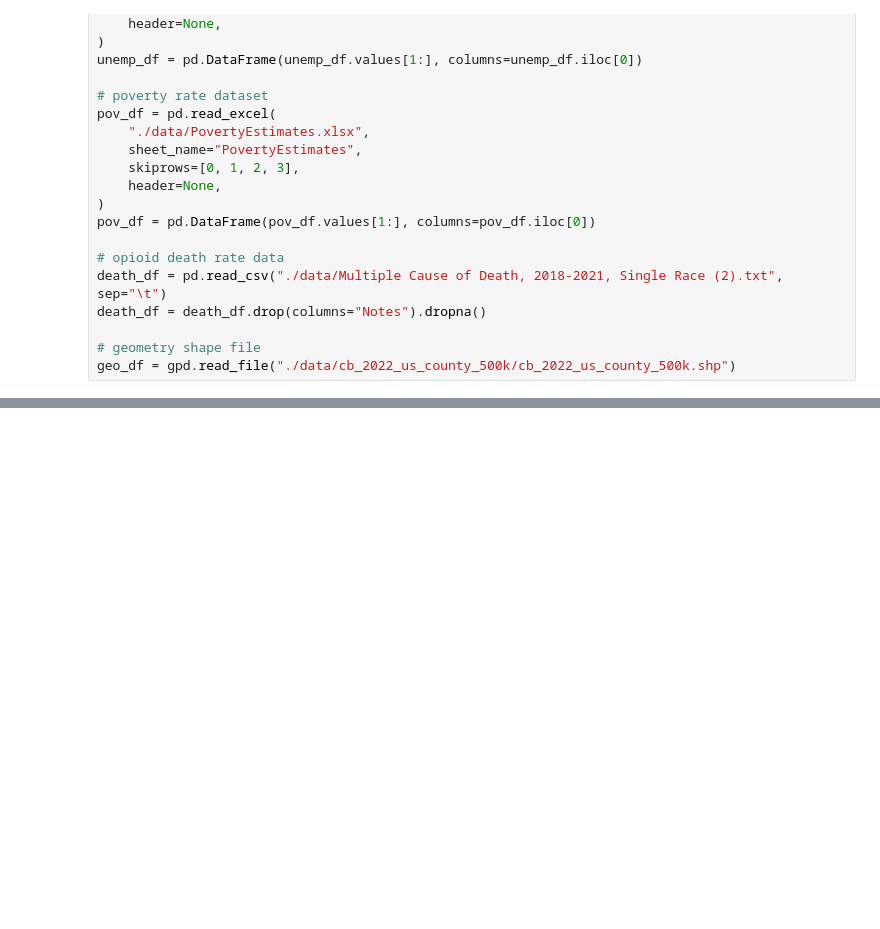
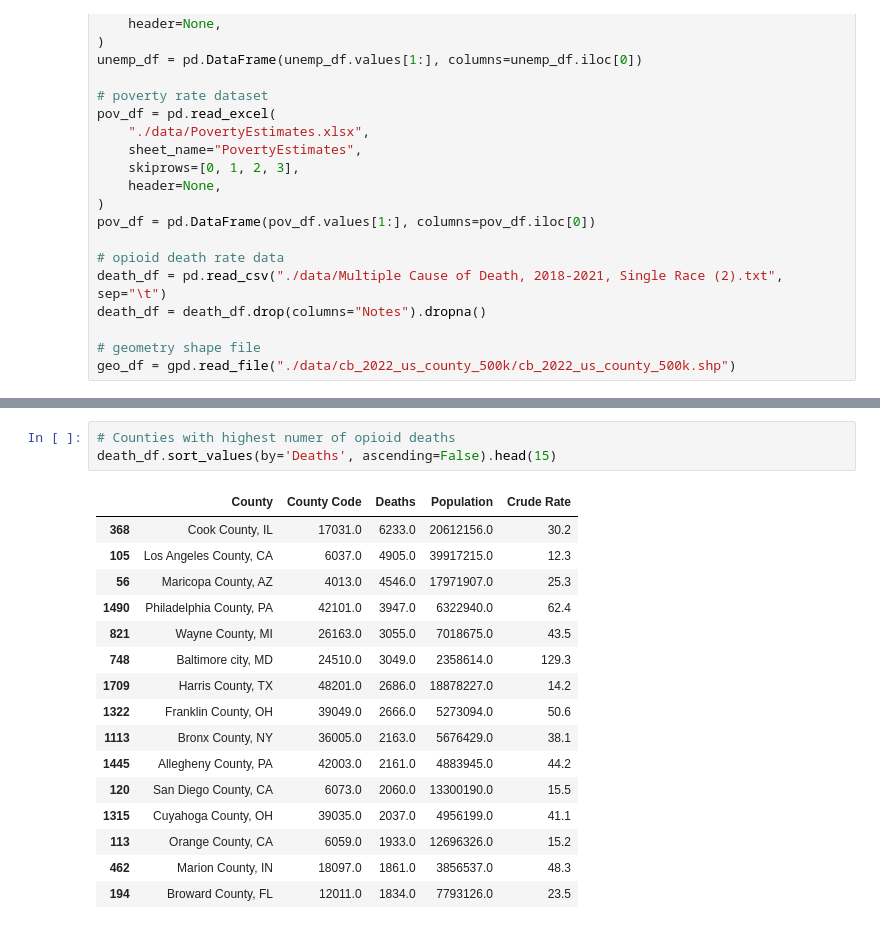
Before and after one commit to Ludougan123234/624-project, a Jupyter notebook: exp_opioid collaborate.ipynb, the cells around one changed output, grey strips where cells are left out. Cells and saved outputs as stored; diff of their text form; blank space fills up the shorter version.

```diff
--- a/exp_opioid collaborate.ipynb
+++ b/exp_opioid collaborate.ipynb
@@ -38,0 +77,20 @@ geo_df = gpd.read_file("./data/cb_2022_us_county_500k/cb_2022_us_county_500k.shp
+# %%
+# Counties with highest numer of opioid deaths
+death_df.sort_values(by='Deaths', ascending=False).head(15)
+# %% [output]
+|  | County | County Code | Deaths | Population | Crude Rate |
+| 368 | Cook County, IL | 17031.0 | 6233.0 | 20612156.0 | 30.2 |
+| 105 | Los Angeles County, CA | 6037.0 | 4905.0 | 39917215.0 | 12.3 |
+| 56 | Maricopa County, AZ | 4013.0 | 4546.0 | 17971907.0 | 25.3 |
+| 1490 | Philadelphia County, PA | 42101.0 | 3947.0 | 6322940.0 | 62.4 |
+| 821 | Wayne County, MI | 26163.0 | 3055.0 | 7018675.0 | 43.5 |
+| 748 | Baltimore city, MD | 24510.0 | 3049.0 | 2358614.0 | 129.3 |
+| 1709 | Harris County, TX | 48201.0 | 2686.0 | 18878227.0 | 14.2 |
+| 1322 | Franklin County, OH | 39049.0 | 2666.0 | 5273094.0 | 50.6 |
+| 1113 | Bronx County, NY | 36005.0 | 2163.0 | 5676429.0 | 38.1 |
+| 1445 | Allegheny County, PA | 42003.0 | 2161.0 | 4883945.0 | 44.2 |
+| 120 | San Diego County, CA | 6073.0 | 2060.0 | 13300190.0 | 15.5 |
+| 1315 | Cuyahoga County, OH | 39035.0 | 2037.0 | 4956199.0 | 41.1 |
+| 113 | Orange County, CA | 6059.0 | 1933.0 | 12696326.0 | 15.2 |
+| 462 | Marion County, IN | 18097.0 | 1861.0 | 3856537.0 | 48.3 |
+| 194 | Broward County, FL | 12011.0 | 1834.0 | 7793126.0 | 23.5 |
```
Also changed, not shown: parts of 9 cells of this notebook.
